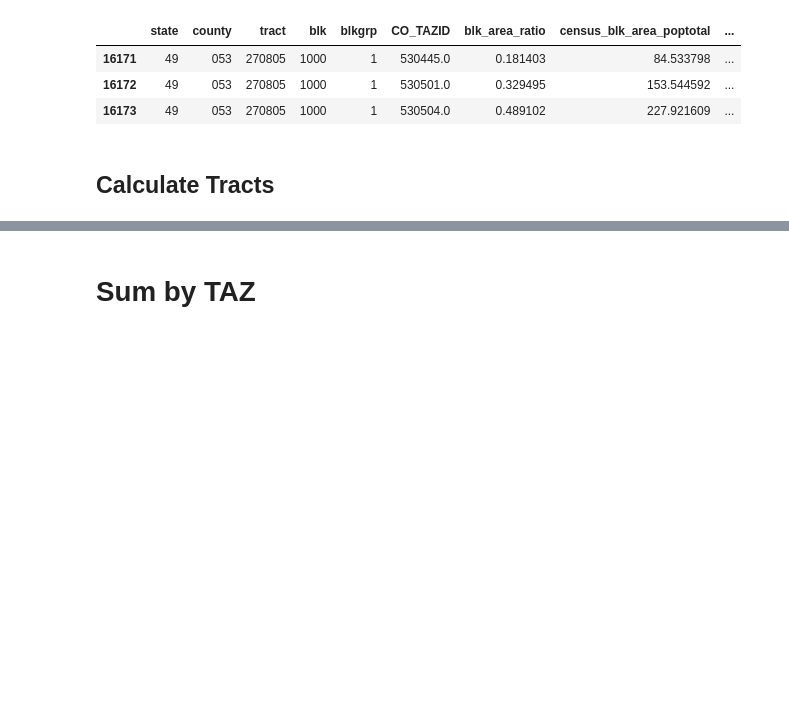
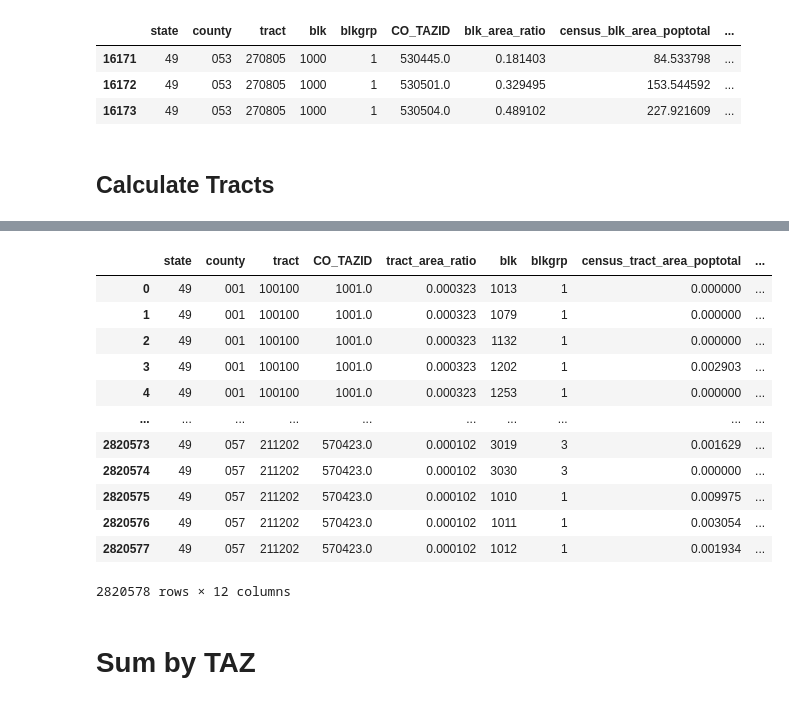
Before and after one commit to WFRCAnalytics/TDM-INP-TAZ-Age-Percent, a Jupyter notebook: 1-taz-age-percent.ipynb, the cells around one changed output, grey strips where cells are left out. Drawn from its saved outputs; the diff is of its cells as text; code cells hidden in the pictures; blank space fills up the shorter version.

```diff
--- a/1-taz-age-percent.ipynb
+++ b/1-taz-age-percent.ipynb
@@ -560,5 +593,37 @@ ts_tract_df
 | 2820576 | 49 | 057 | 211202 | 570423.0 | 0.000102 | 1011 | 1 | 0.003054 | ... |
 | 2820577 | 49 | 057 | 211202 | 570423.0 | 0.000102 | 1012 | 1 | 0.001934 | ... |
 2820578 rows × 11 columns
+# %%
+ts_tract_df_v2 = ts_tract_df.copy()
+
+county_mode_key = (
+    ts_tract_df_v2.groupby("CO_TAZID")["county"]
+    .agg(lambda x: x.mode().iloc[0])  # Get the most frequent value
+    .reset_index()
+    .rename(columns={"county": "county_mode"})
+)
+
+ts_tract_df_v2 = ts_tract_df_v2.merge(county_mode_key, on="CO_TAZID", how="left")
+
+ts_tract_df_v2["county"] = ts_tract_df_v2.apply(
+    lambda row: row["county_mode"] if row["county"] != row["county_mode"] else row["county"],
+    axis=1
+)
+
+ts_tract_df_v2
+# %% [output]
+|  | state | county | tract | CO_TAZID | tract_area_ratio | blk | blkgrp | census_tract_area_poptotal | ... |
+| 0 | 49 | 001 | 100100 | 1001.0 | 0.000323 | 1013 | 1 | 0.000000 | ... |
+| 1 | 49 | 001 | 100100 | 1001.0 | 0.000323 | 1079 | 1 | 0.000000 | ... |
+| 2 | 49 | 001 | 100100 | 1001.0 | 0.000323 | 1132 | 1 | 0.000000 | ... |
+| 3 | 49 | 001 | 100100 | 1001.0 | 0.000323 | 1202 | 1 | 0.002903 | ... |
+| 4 | 49 | 001 | 100100 | 1001.0 | 0.000323 | 1253 | 1 | 0.000000 | ... |
+| ... | ... | ... | ... | ... | ... | ... | ... | ... | ... |
+| 2820573 | 49 | 057 | 211202 | 570423.0 | 0.000102 | 3019 | 3 | 0.001629 | ... |
+| 2820574 | 49 | 057 | 211202 | 570423.0 | 0.000102 | 3030 | 3 | 0.000000 | ... |
+| 2820575 | 49 | 057 | 211202 | 570423.0 | 0.000102 | 1010 | 1 | 0.009975 | ... |
+| 2820576 | 49 | 057 | 211202 | 570423.0 | 0.000102 | 1011 | 1 | 0.003054 | ... |
+| 2820577 | 49 | 057 | 211202 | 570423.0 | 0.000102 | 1012 | 1 | 0.001934 | ... |
+2820578 rows × 12 columns
 # %% [markdown]
 # Sum by TAZ
```
Also changed, not shown: parts of 14 cells of this notebook, 1 other file.
